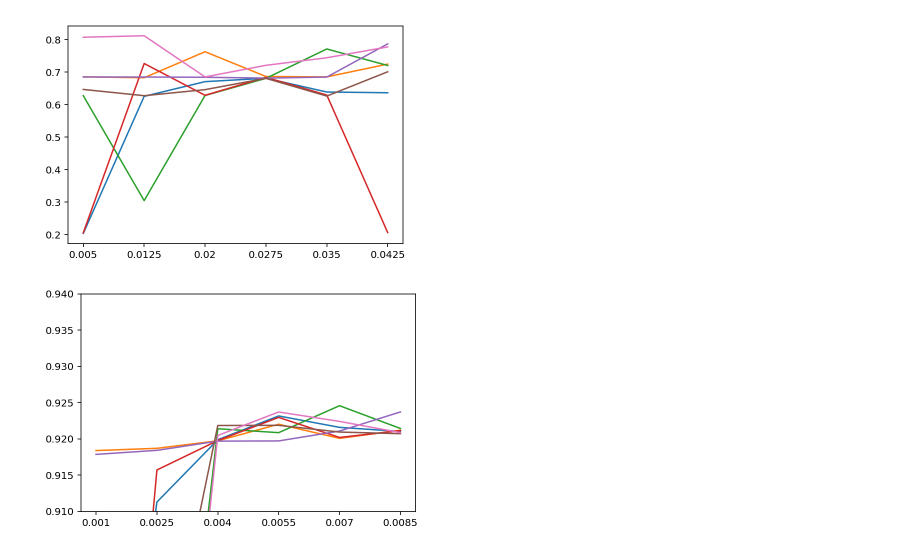
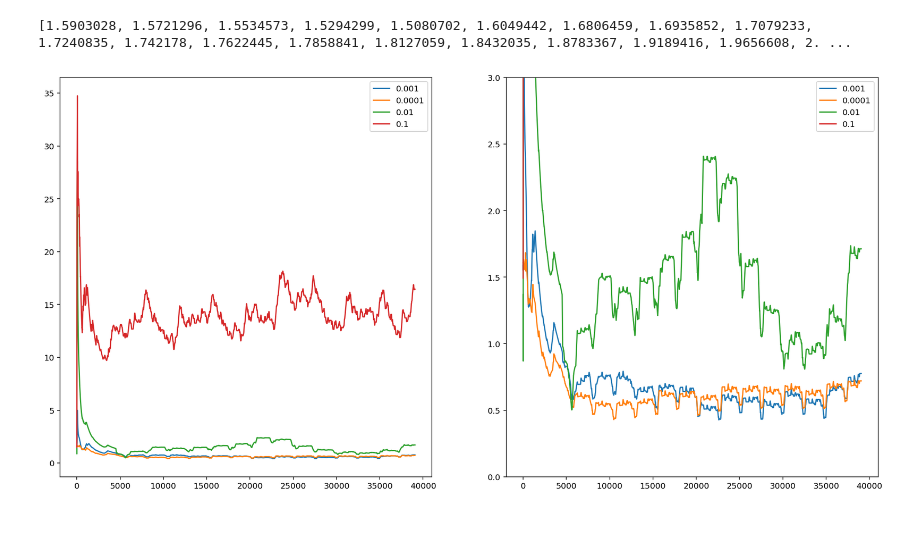
Before and after one commit to 386er/capstone, a Jupyter notebook: hyperparameter_tuning.ipynb, the cells around one changed output. Cells and saved outputs as stored; diff of their text form; code cells hidden in the pictures; blank space fills up the shorter version.

```diff
--- a/hyperparameter_tuning.ipynb
+++ b/hyperparameter_tuning.ipynb
@@ -226,29 +225,55 @@ for key in results.keys():
+# %%
+for key in loss_plots.keys():
+    dic = loss_plots[key]
+    for sub_key in dic.keys():
+        sub_dic = dic[sub_key]
+        print sub_dic['valid']
+# %% [output]
+[1.5903028, 1.5721296, 1.5534573, 1.5294299, 1.5080702, 1.6049442, 1.6806459, 1.6935852, 1.7079233, 1.7240835, 1.742178, 1.7622445, 1.7858841, 1.8127059, 1.8432035, 1.8783367, 1.9189416, 1.9656608, 2. ...
+# %%
+
+#smoothed_loss = hm.running_mean(losses['train'], 100)
+#smoothed_loss_train = hm.running_mean(losses['validation'], 3050)
+
+fig = plt.figure(figsize=(18,9))
+gs  = gridspec.GridSpec(1, 2, height_ratios=[1],width_ratios=[0.5,0.5])
+ax1 = plt.subplot(gs[0, 0:1])
+ax2 = plt.subplot(gs[0, 1:2])
+
+
+#for key in loss_plots[0.001].keys():
+#    dic = loss_plots[0.001]
+#    ax1.plot(dic[key]['valid'])
+
+
+for key in loss_plots.keys():
+    dic = loss_plots[key]
+    for sub_key in dic.keys():
+        sub_dic = dic[sub_key]
+        ax1.plot(hm.running_mean(sub_dic['valid'],4500), label=key)
+
+ax1.legend()
+
+
+for key in loss_plots.keys():
+    dic = loss_plots[key]
+    for sub_key in dic.keys():
+        sub_dic = dic[sub_key]
+        ax2.plot(hm.running_mean(sub_dic['valid'],4500), label=key)
+
+ax2.set_ylim(0,3)
+ax2.legend()
+
+plt.show()
+# %% [output]
+[figure, added]
 # %%
+#for key in acc.keys():
+#    y = acc[key]
+#    x = np.arange(6)
 
+#    plt.plot(x, y)
 
-import matplotlib.pyplot as plt
-import numpy as np
-
-for key in acc.keys():
-    y = acc[key]
-    x = np.arange(6)
-
-    plt.plot(x, y)
-
-#plt.ylim([0.02,0.12])
-plt.xticks(x, np.arange(0.005,0.05,0.0075))
-plt.show()
+#plt.ylim([0.91,0.94])
+#plt.xticks(x, np.arange(0.001,0.01,0.0015))
+#plt.show()
-# %% [output]
-[figure, removed]
-# %%
-for key in acc.keys():
-    y = acc[key]
-    x = np.arange(6)
-
-    plt.plot(x, y)
-
-plt.ylim([0.91,0.94])
-plt.xticks(x, np.arange(0.001,0.01,0.0015))
-plt.show()
-# %% [output]
-[figure, removed]
```
Also changed, not shown: parts of 8 cells of this notebook, 3 other files.
